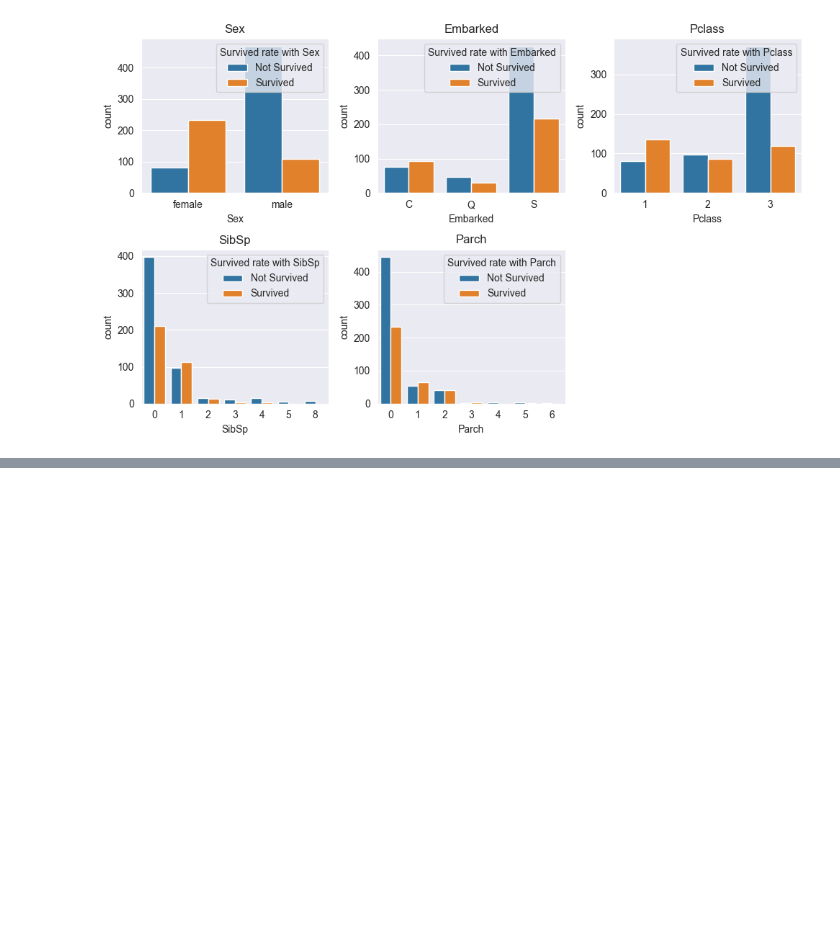
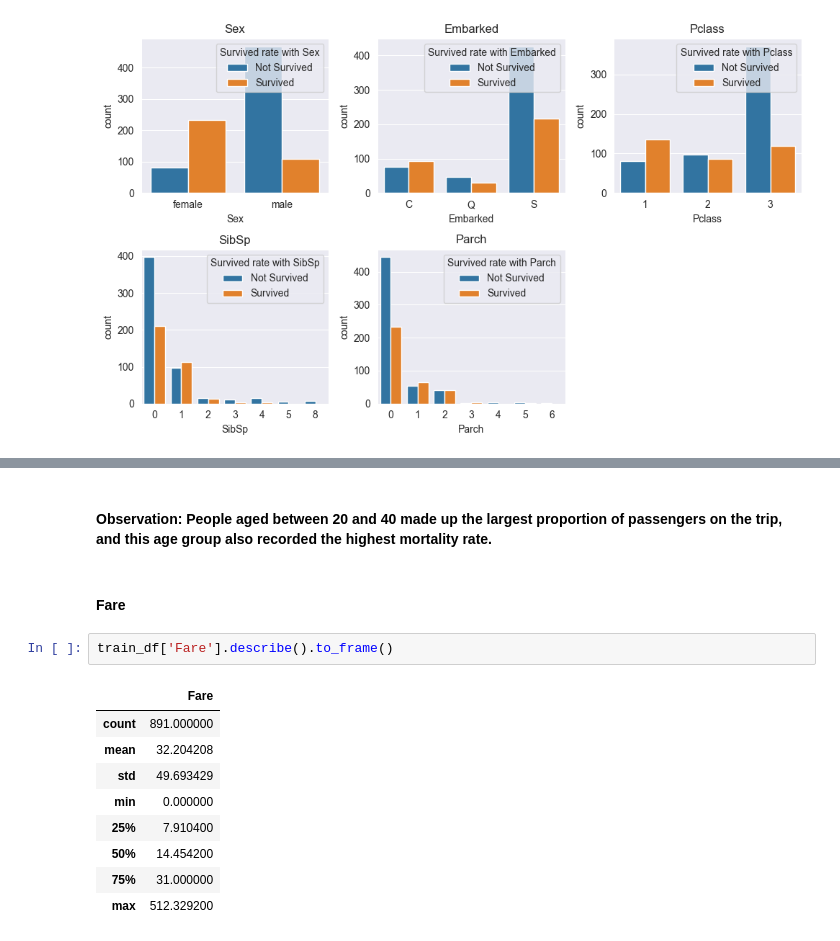
Before and after one commit to trieutienthanh284/Titanic-Machine-Learning-from-Disaster-, a Jupyter notebook: sample.ipynb, the cells around one changed output, grey strips where cells are left out. Cells and saved outputs as stored; diff of their text form; blank space fills up the shorter version.

```diff
--- a/sample.ipynb
+++ b/sample.ipynb
@@ -156,0 +169,16 @@ plt.tight_layout()
+# %% [markdown]
+#### Observation: People aged between 20 and 40 made up the largest proportion of passengers on the trip, and this age group also recorded the highest mortality rate.
+# %% [markdown]
+#### Fare
+# %%
+train_df['Fare'].describe().to_frame()
+# %% [output]
+|  | Fare |
+| count | 891.000000 |
+| mean | 32.204208 |
+| std | 49.693429 |
+| min | 0.000000 |
+| 25% | 7.910400 |
+| 50% | 14.454200 |
+| 75% | 31.000000 |
+| max | 512.329200 |
```
Also changed, not shown: parts of 6 cells of this notebook.
